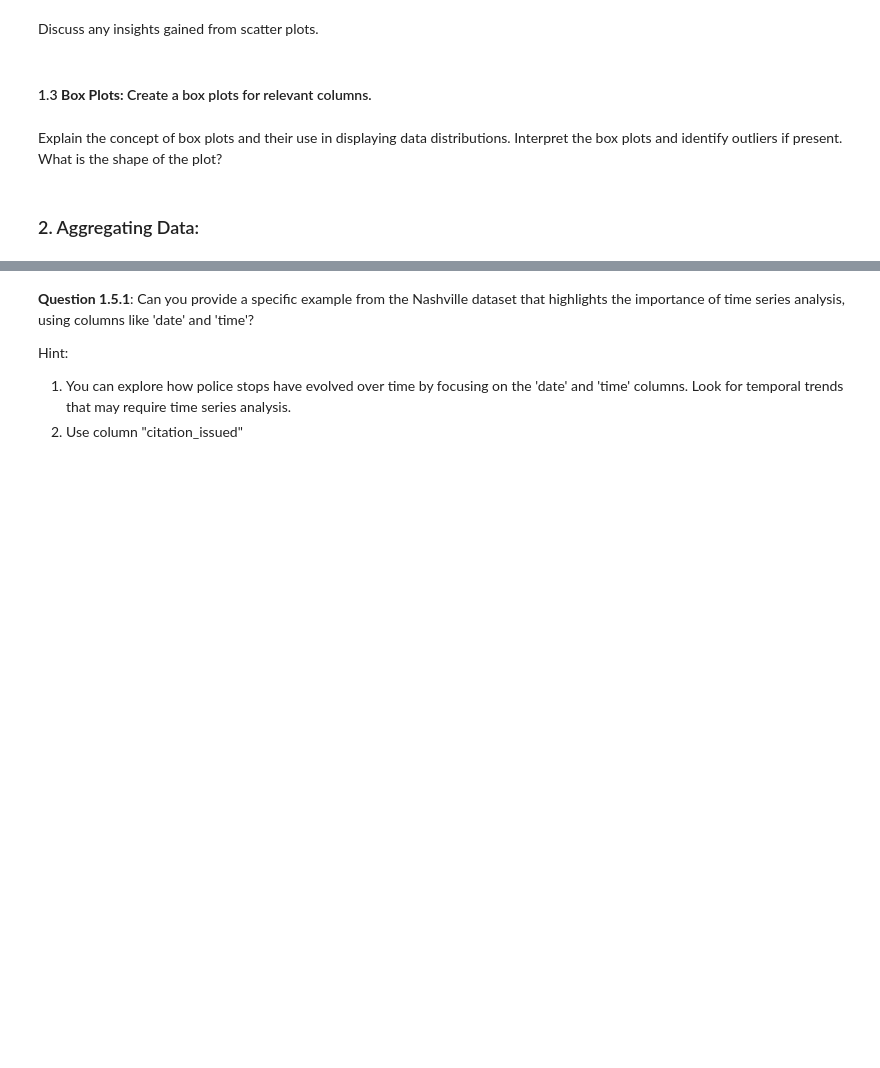
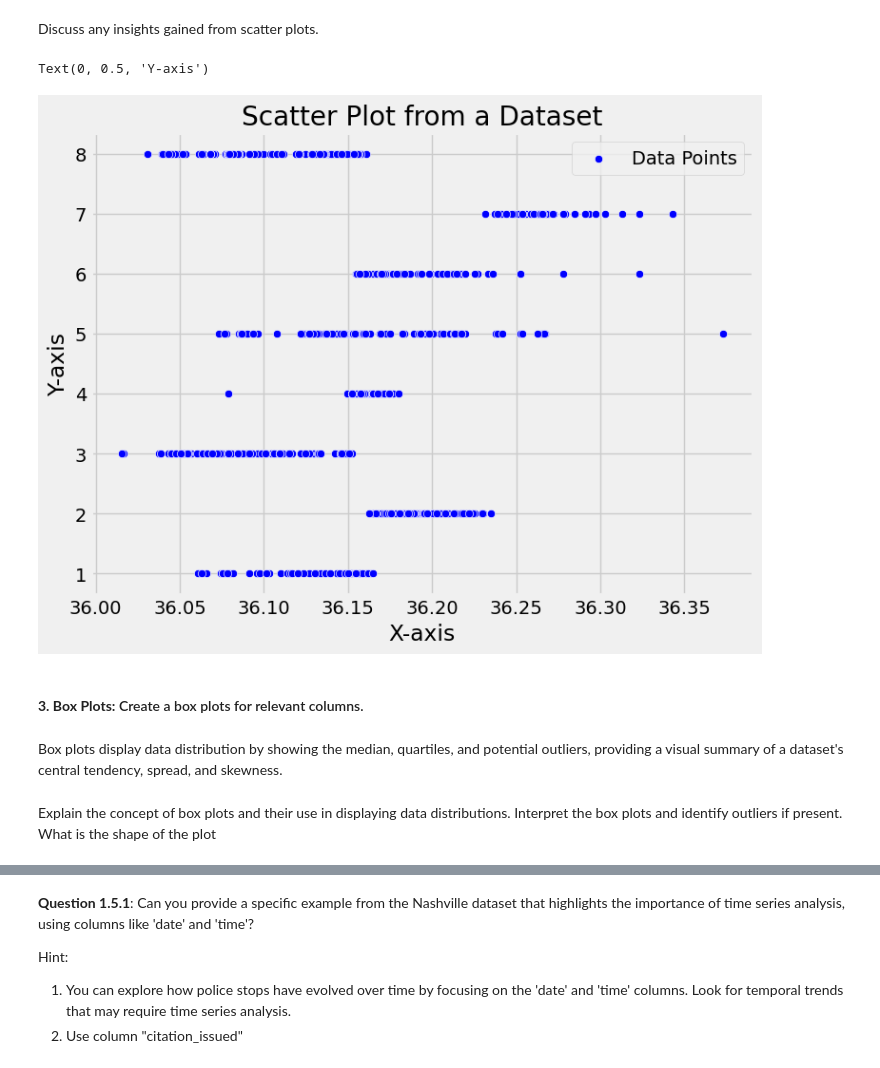
Before and after one commit to ds-modules/Legalst-123, a Jupyter notebook: labs/04_Probability Distributions, Bootstrap, and Confidence Intervals/04_Visualizatio_SummaryStatistics_Aggregations.ipynb, the cells around one changed output, grey strips where cells are left out. Cells and saved outputs as stored; diff of their text form; code cells hidden in the pictures; blank space fills up the shorter version.

```diff
--- a/labs/04_Probability Distributions, Bootstrap, and Confidence Intervals/04_Visualizatio_SummaryStatistics_Aggregations.ipynb
+++ b/labs/04_Probability Distributions, Bootstrap, and Confidence Intervals/04_Visualizatio_SummaryStatistics_Aggregations.ipynb
@@ -190,4 +257,19 @@ Discuss any insights gained from scatter plots.
+# %%
+# SCATTER CODE
+import seaborn as sns
+import matplotlib.pyplot as plt
+stops_scatter = stops[stops['lat'] > 36]
+plt.figure(figsize=(8, 6))
+sns.scatterplot(data=stops_scatter, x='lat', y='precinct', color='blue', marker='o', label='Data Points')
+plt.title('correation between Latitude and Precinct')
+plt.xlabel('Latitude')
+plt.ylabel('Y-axis')
+# %% [output]
+Text(0, 0.5, 'Y-axis')
+[figure, added]
 # %% [markdown]
-#### 1.3 **Box Plots:** Create a box plots for relevant columns.
+#### **3. Box Plots:** Create a box plots for relevant columns.
+# %% [markdown]
+Box plots display data distribution by showing the median, quartiles, and potential outliers, providing a visual summary of a dataset's central tendency, spread, and skewness.
 # %% [markdown]
-Explain the concept of box plots and their use in displaying data distributions. Interpret the box plots and identify outliers if present. What is the shape of the plot?
+Explain the concept of box plots and their use in displaying data distributions. Interpret the box plots and identify outliers if present. What is the shape of the plot
@@ -196,2 +275,0 @@ Explain the concept of box plots and their use in displaying data distributions.
-# %% [markdown]
-### 2. Aggregating Data:
```
Also changed, not shown: parts of 51 cells of this notebook, 1 other file.
